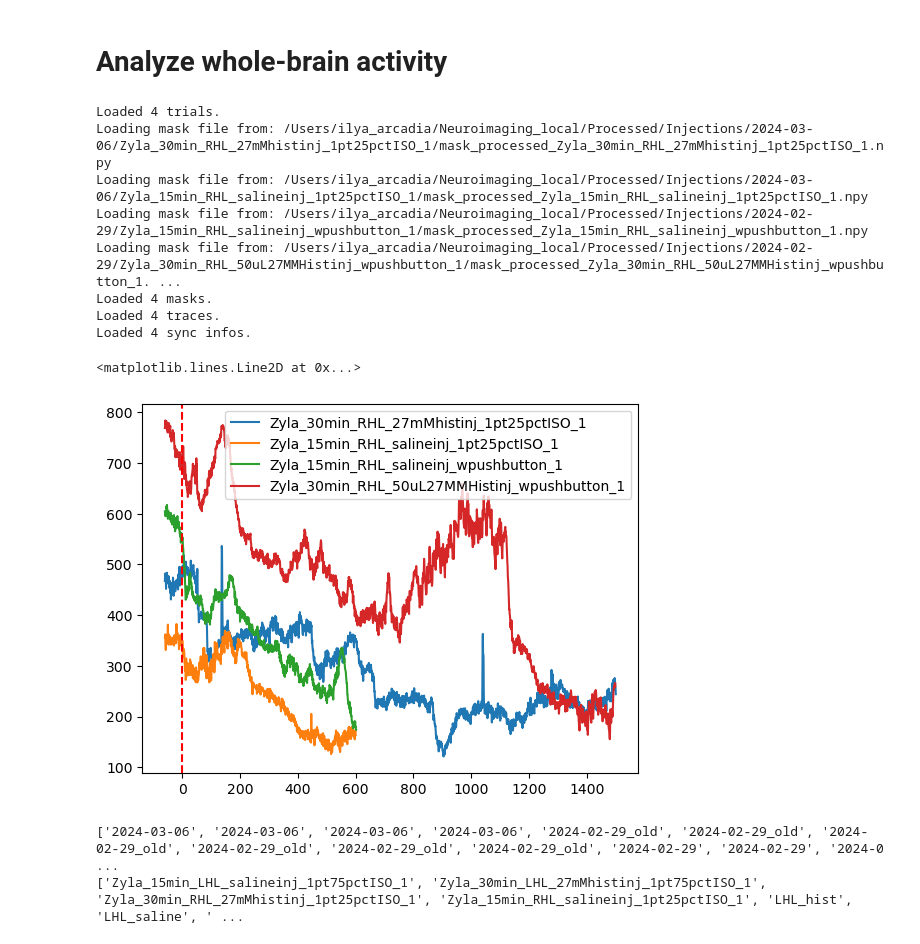
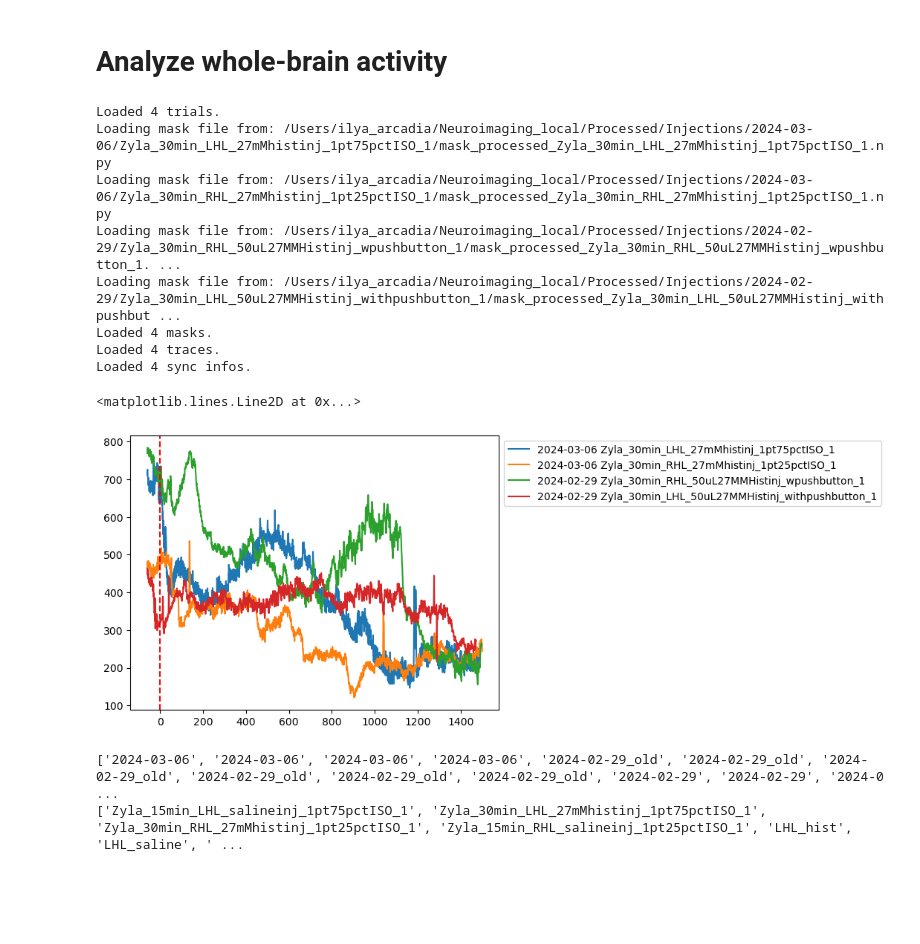
Before and after one commit to Arcadia-Science/2024-sensory-neuroimaging, a Jupyter notebook: notebooks/injection_analysis.ipynb, the cells around one changed output. Saved outputs shown, nothing was run; the diff lists cells and outputs as text; code cells hidden in the pictures; blank space fills up the shorter version.

Commit message:
plotting brainwide averages

```diff
--- a/notebooks/injection_analysis.ipynb
+++ b/notebooks/injection_analysis.ipynb
@@ -9,40 +9,48 @@ params = {
         "aligner_target_num_features": 700,
         "secs_before_stim": 60, # only process frames starting at X seconds before stimulus
         "preprocess_prefix": "aligned_downsampled_",
         "process_prefix": 'processed_',
         "s3fs_toplvl_path": "/Users/ilya_arcadia/arcadia-neuroimaging-pruritogens/Videos",
         "local_toplvl_path": "/Users/ilya_arcadia/Neuroimaging_local/Processed/Injections/",
         "load_from_s3": False,
         "save_to_s3": False,
         'crop_px' : 20,
         'bottom_percentile' : 5
         }
 
 trials = ImagingTrials(params)
 exp_dates, trial_names = trials.filter_exp_and_trial_dirs(# exp_dir="2024-02-29",
-                                                          limb = "RHL")
+                                                          limb = ".*HL",
+                                                          injection_type=".*istinj*")
 masks = trials.load_mask_files()
 traces = trials.load_traces()
 sync_infos = trials.get_sync_infos()
 # Plot the traces
+
 fig, ax = plt.subplots()
-for trace, trial_name, sync in zip(traces, trial_names, sync_infos):
+for trace, exp_date, trial_name, sync in zip(traces, exp_dates, trial_names, sync_infos):
     #  - sync['stim_onset_frame'] / params['downsample_factor']
     t = (np.arange(0, len(trace))) / (sync['framerate_hz'] / params['downsample_factor']) - params['secs_before_stim']
-    ax.plot(t, trace, label=trial_name)
-ax.legend()
+    ax.plot(t, trace, label=exp_date + ' ' + trial_name)
+# legend to the right of the plot
+ax.legend(loc='upper left', bbox_to_anchor=(1, 1))
 ax.axvline(x=0, color='r', linestyle='--')
+
+# plot masks
+# fig, axs = plt.subplots(ncols=len(masks))
+# for ax, mask, exp_date, trial_name in zip(axs, masks, exp_dates, trial_names):
+#     ax.imshow(mask, cmap='gray')
 # %% [output]
 Loaded 4 trials.
+Loading mask file from: /Users/ilya_arcadia/Neuroimaging_local/Processed/Injections/2024-03-06/Zyla_30min_LHL_27mMhistinj_1pt75pctISO_1/mask_processed_Zyla_30min_LHL_27mMhistinj_1pt75pctISO_1.npy
 Loading mask file from: /Users/ilya_arcadia/Neuroimaging_local/Processed/Injections/2024-03-06/Zyla_30min_RHL_27mMhistinj_1pt25pctISO_1/mask_processed_Zyla_30min_RHL_27mMhistinj_1pt25pctISO_1.npy
-Loading mask file from: /Users/ilya_arcadia/Neuroimaging_local/Processed/Injections/2024-03-06/Zyla_15min_RHL_salineinj_1pt25pctISO_1/mask_processed_Zyla_15min_RHL_salineinj_1pt25pctISO_1.npy
-Loading mask file from: /Users/ilya_arcadia/Neuroimaging_local/Processed/Injections/2024-02-29/Zyla_15min_RHL_salineinj_wpushbutton_1/mask_processed_Zyla_15min_RHL_salineinj_wpushbutton_1.npy
 Loading mask file from: /Users/ilya_arcadia/Neuroimaging_local/Processed/Injections/2024-02-29/Zyla_30min_RHL_50uL27MMHistinj_wpushbutton_1/mask_processed_Zyla_30min_RHL_50uL27MMHistinj_wpushbutton_1. ...
+Loading mask file from: /Users/ilya_arcadia/Neuroimaging_local/Processed/Injections/2024-02-29/Zyla_30min_LHL_50uL27MMHistinj_withpushbutton_1/mask_processed_Zyla_30min_LHL_50uL27MMHistinj_withpushbut ...
 Loaded 4 masks.
 Loaded 4 traces.
 Loaded 4 sync infos.
 <matplotlib.lines.Line2D at 0x...>
-[figure, old version]
+[figure, new version]
 # %%
 import os
 
```
